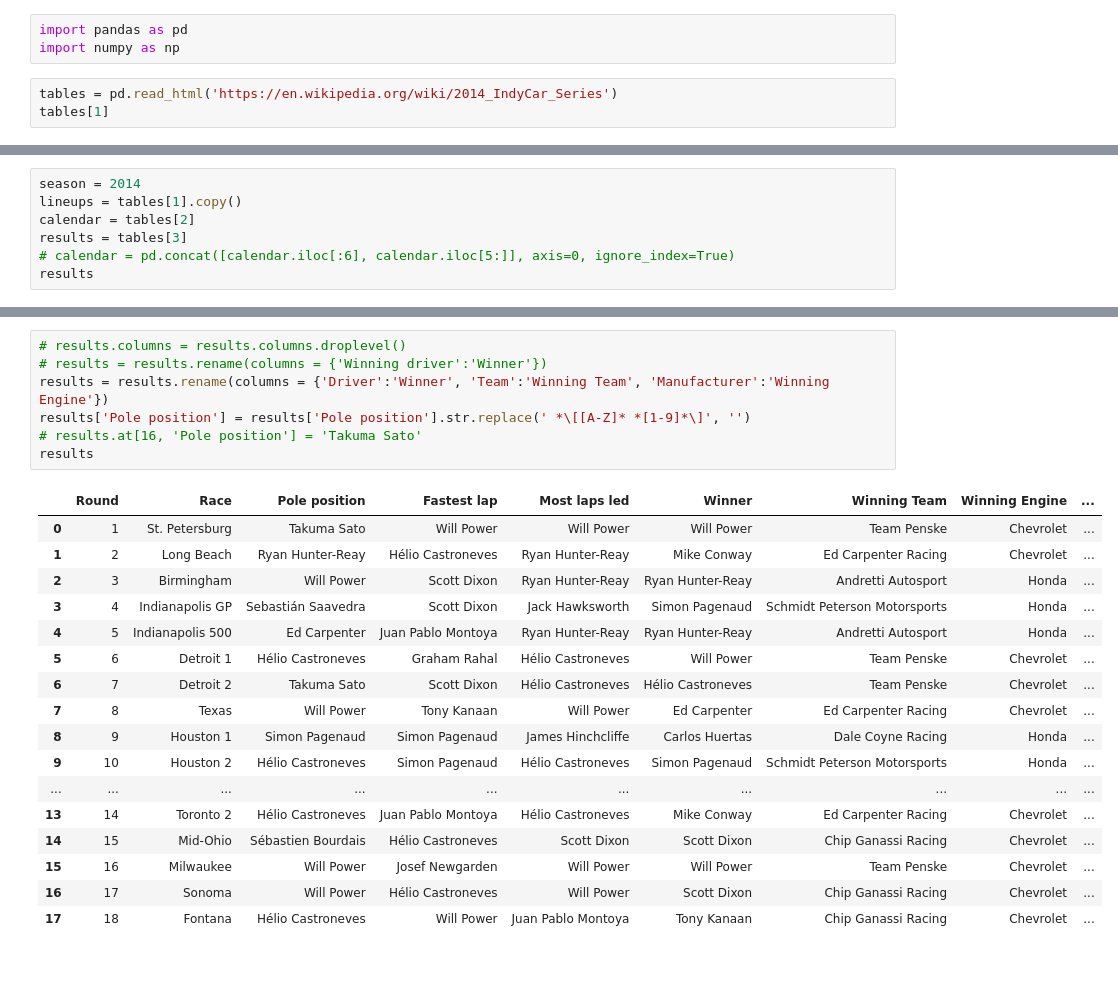
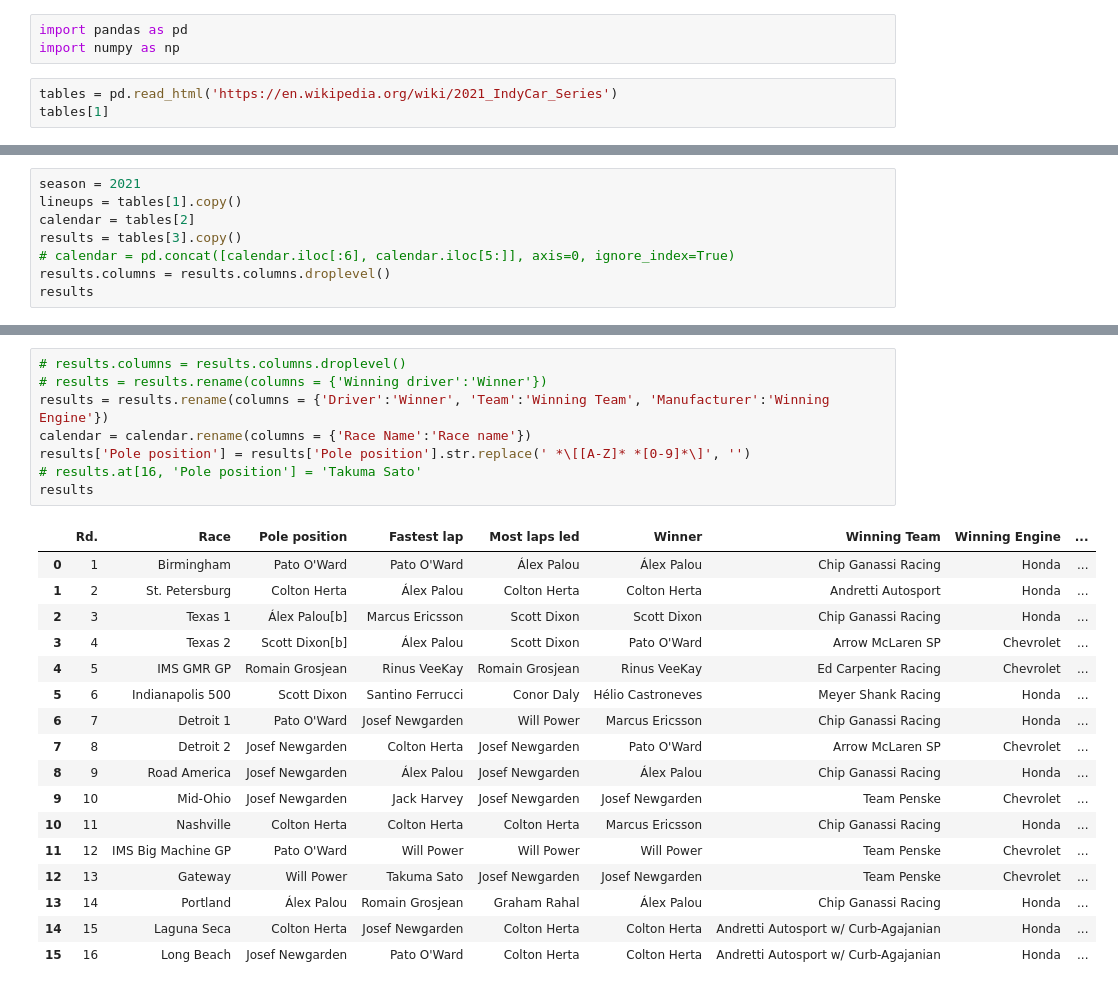
Before and after one commit to kztrp/MotorsportStats, a Jupyter notebook: IndycarCalendarImporter.ipynb, the cells around one changed output, grey strips where cells are left out. Drawn from its saved outputs; the diff is of its cells as text.

```diff
--- a/IndycarCalendarImporter.ipynb
+++ b/IndycarCalendarImporter.ipynb
@@ -2,6 +2,6 @@
 import pandas as pd
 import numpy as np
 # %%
-tables = pd.read_html('https://en.wikipedia.org/wiki/2014_IndyCar_Series')
+tables = pd.read_html('https://en.wikipedia.org/wiki/2021_IndyCar_Series')
 tables[1]
 # %% [output]
@@ -25,8 +25,9 @@ tables[1]
 # %%
-season = 2014
+season = 2021
 lineups = tables[1].copy()
 calendar = tables[2]
-results = tables[3]
+results = tables[3].copy()
 # calendar = pd.concat([calendar.iloc[:6], calendar.iloc[5:]], axis=0, ignore_index=True)
+results.columns = results.columns.droplevel()
 results
 # %% [output]
@@ -78,28 +80,29 @@ lineups
 # %%
 # results.columns = results.columns.droplevel()
 # results = results.rename(columns = {'Winning driver':'Winner'})
 results = results.rename(columns = {'Driver':'Winner', 'Team':'Winning Team', 'Manufacturer':'Winning Engine'})
-results['Pole position'] = results['Pole position'].str.replace(' *\[[A-Z]* *[1-9]*\]', '')
+calendar = calendar.rename(columns = {'Race Name':'Race name'})
+results['Pole position'] = results['Pole position'].str.replace(' *\[[A-Z]* *[0-9]*\]', '')
 # results.at[16, 'Pole position'] = 'Takuma Sato'
 results
 # %% [output]
-|  | Round | Race | Pole position | Fastest lap | Most laps led | Winner | Winning Team | Winning Engine | ... |
-| 0 | 1 | St. Petersburg | Takuma Sato | Will Power | Will Power | Will Power | Team Penske | Chevrolet | ... |
-| 1 | 2 | Long Beach | Ryan Hunter-Reay | Hélio Castroneves | Ryan Hunter-Reay | Mike Conway | Ed Carpenter Racing | Chevrolet | ... |
-| 2 | 3 | Birmingham | Will Power | Scott Dixon | Ryan Hunter-Reay | Ryan Hunter-Reay | Andretti Autosport | Honda | ... |
-| 3 | 4 | Indianapolis GP | Sebastián Saavedra | Scott Dixon | Jack Hawksworth | Simon Pagenaud | Schmidt Peterson Motorsports | Honda | ... |
-| 4 | 5 | Indianapolis 500 | Ed Carpenter | Juan Pablo Montoya | Ryan Hunter-Reay | Ryan Hunter-Reay | Andretti Autosport | Honda | ... |
-| 5 | 6 | Detroit 1 | Hélio Castroneves | Graham Rahal | Hélio Castroneves | Will Power | Team Penske | Chevrolet | ... |
-| 6 | 7 | Detroit 2 | Takuma Sato | Scott Dixon | Hélio Castroneves | Hélio Castroneves | Team Penske | Chevrolet | ... |
-| 7 | 8 | Texas | Will Power | Tony Kanaan | Will Power | Ed Carpenter | Ed Carpenter Racing | Chevrolet | ... |
-| 8 | 9 | Houston 1 | Simon Pagenaud | Simon Pagenaud | James Hinchcliffe | Carlos Huertas | Dale Coyne Racing | Honda | ... |
-| 9 | 10 | Houston 2 | Hélio Castroneves | Simon Pagenaud | Hélio Castroneves | Simon Pagenaud | Schmidt Peterson Motorsports | Honda | ... |
-| ... | ... | ... | ... | ... | ... | ... | ... | ... | ... |
-| 13 | 14 | Toronto 2 | Hélio Castroneves | Juan Pablo Montoya | Hélio Castroneves | Mike Conway | Ed Carpenter Racing | Chevrolet | ... |
-| 14 | 15 | Mid-Ohio | Sébastien Bourdais | Hélio Castroneves | Scott Dixon | Scott Dixon | Chip Ganassi Racing | Chevrolet | ... |
-| 15 | 16 | Milwaukee | Will Power | Josef Newgarden | Will Power | Will Power | Team Penske | Chevrolet | ... |
-| 16 | 17 | Sonoma | Will Power | Hélio Castroneves | Will Power | Scott Dixon | Chip Ganassi Racing | Chevrolet | ... |
-| 17 | 18 | Fontana | Hélio Castroneves | Will Power | Juan Pablo Montoya | Tony Kanaan | Chip Ganassi Racing | Chevrolet | ... |
+|  | Rd. | Race | Pole position | Fastest lap | Most laps led | Winner | Winning Team | Winning Engine | ... |
+| 0 | 1 | Birmingham | Pato O'Ward | Pato O'Ward | Álex Palou | Álex Palou | Chip Ganassi Racing | Honda | ... |
+| 1 | 2 | St. Petersburg | Colton Herta | Álex Palou | Colton Herta | Colton Herta | Andretti Autosport | Honda | ... |
+| 2 | 3 | Texas 1 | Álex Palou[b] | Marcus Ericsson | Scott Dixon | Scott Dixon | Chip Ganassi Racing | Honda | ... |
+| 3 | 4 | Texas 2 | Scott Dixon[b] | Álex Palou | Scott Dixon | Pato O'Ward | Arrow McLaren SP | Chevrolet | ... |
+| 4 | 5 | IMS GMR GP | Romain Grosjean | Rinus VeeKay | Romain Grosjean | Rinus VeeKay | Ed Carpenter Racing | Chevrolet | ... |
+| 5 | 6 | Indianapolis 500 | Scott Dixon | Santino Ferrucci | Conor Daly | Hélio Castroneves | Meyer Shank Racing | Honda | ... |
+| 6 | 7 | Detroit 1 | Pato O'Ward | Josef Newgarden | Will Power | Marcus Ericsson | Chip Ganassi Racing | Honda | ... |
+| 7 | 8 | Detroit 2 | Josef Newgarden | Colton Herta | Josef Newgarden | Pato O'Ward | Arrow McLaren SP | Chevrolet | ... |
+| 8 | 9 | Road America | Josef Newgarden | Álex Palou | Josef Newgarden | Álex Palou | Chip Ganassi Racing | Honda | ... |
+| 9 | 10 | Mid-Ohio | Josef Newgarden | Jack Harvey | Josef Newgarden | Josef Newgarden | Team Penske | Chevrolet | ... |
+| 10 | 11 | Nashville | Colton Herta | Colton Herta | Colton Herta | Marcus Ericsson | Chip Ganassi Racing | Honda | ... |
+| 11 | 12 | IMS Big Machine GP | Pato O'Ward | Will Power | Will Power | Will Power | Team Penske | Chevrolet | ... |
+| 12 | 13 | Gateway | Will Power | Takuma Sato | Josef Newgarden | Josef Newgarden | Team Penske | Chevrolet | ... |
+| 13 | 14 | Portland | Álex Palou | Romain Grosjean | Graham Rahal | Álex Palou | Chip Ganassi Racing | Honda | ... |
+| 14 | 15 | Laguna Seca | Colton Herta | Josef Newgarden | Colton Herta | Colton Herta | Andretti Autosport w/ Curb-Agajanian | Honda | ... |
+| 15 | 16 | Long Beach | Josef Newgarden | Pato O'Ward | Colton Herta | Colton Herta | Andretti Autosport w/ Curb-Agajanian | Honda | ... |
 # %%
 lineups[lineups['Drivers'].isin(list(results['Winner'].unique()))]
 # list(tables[4]['Winner'].unique())
```
Also changed, not shown: parts of 8 cells of this notebook, 3 other files.
